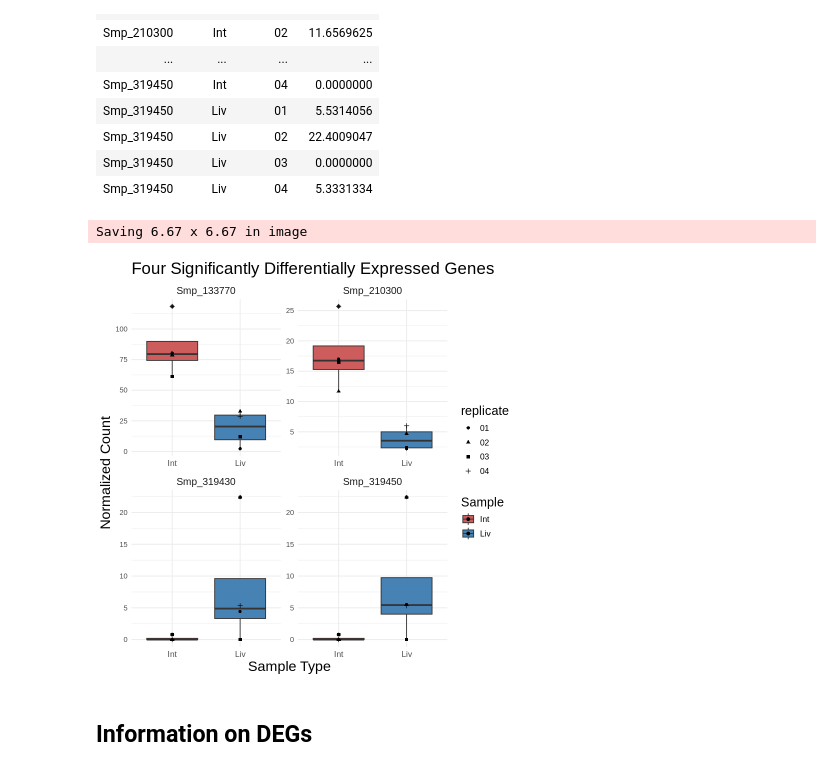
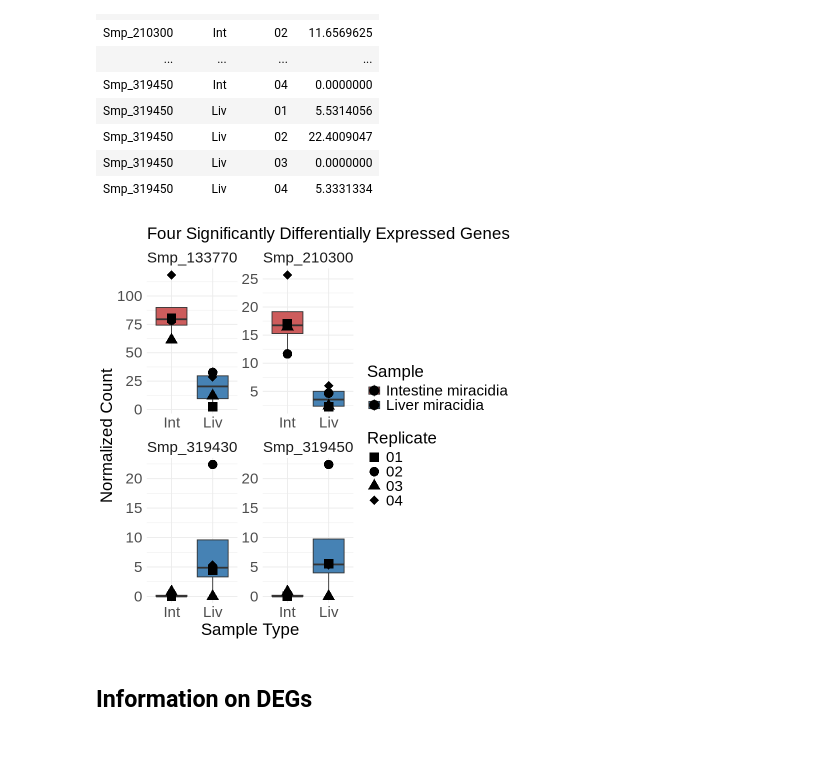
Before and after one commit to swill04/Schistosoma-RNA-seq, a Jupyter notebook: DEGs_plots.ipynb, the cells around one changed output. Cells and saved outputs as stored; diff of their text form; code cells hidden in the pictures.

```diff
--- a/DEGs_plots.ipynb
+++ b/DEGs_plots.ipynb
@@ -205,31 +205,34 @@ A tibble: 32 × 4
 # %%
 DEG_plot <- selected_genes |>
     ggplot(aes(x = sample, y = norm_count, fill = sample)) +
         geom_boxplot() +
-        geom_point(aes(shape = replicate)) +
+        geom_point(aes(shape = replicate), size = 5) +
     facet_wrap(facets = vars(gene_id), scales = "free") +
+    scale_fill_manual(values = c('#CD5C5C', '#4682B4'), labels = c('Intestine miracidia', 'Liver miracidia')) +
+    scale_shape_manual(values = c(15, 16, 17, 18)) +
     labs(
         title = 'Four Significantly Differentially Expressed Genes',
-        color = 'Replicate',
+        shape = 'Replicate',
         fill = 'Sample'
     ) +
     xlab('Sample Type') +
-    ylab('Normalized Count')
+    ylab('Normalized Count') +
+    theme_minimal() +
+    theme(
+        axis.title.x = element_text(size = 20),
+        axis.title.y = element_text(size = 20),
+        legend.title = element_text(size = 20),
+        legend.text = element_text(size = 18),
+        plot.title = element_text(size = 20),
+        strip.text = element_text(size = 18),
+        axis.text = element_text(size = 18)
+)
 
-DEG_plot <- DEG_plot + theme_minimal() + scale_fill_manual(values = c('#CD5C5C', '#4682B4')) + theme(
-        axis.title.x = element_text(size = 17),
-        axis.title.y = element_text(size = 17),
-        legend.title = element_text(size = 15),
-        legend.text = element_text(size = 10),
-        plot.title = element_text(size = 20),
-        strip.text = element_text(size = 12),
-        axis.text.x = element_text(size = 10)
-)
 DEG_plot
-ggsave('plots/DEGs_plot.png', DEG_plot)
+
+ggsave('plots/DEGs_plot.png', DEG_plot, width = 13, height = 9)
 # %% [output]
-Saving 6.67 x 6.67 in image
-[figure, old version]
+[figure, new version]
 # %% [markdown]
 ## Information on DEGs
 # %% [markdown]
```
Also changed, not shown: 3 other files.
